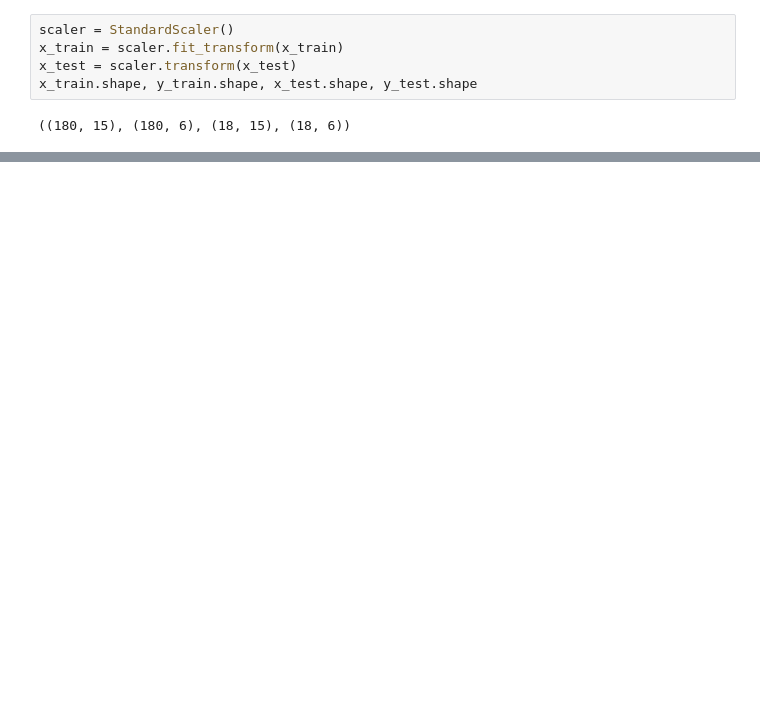
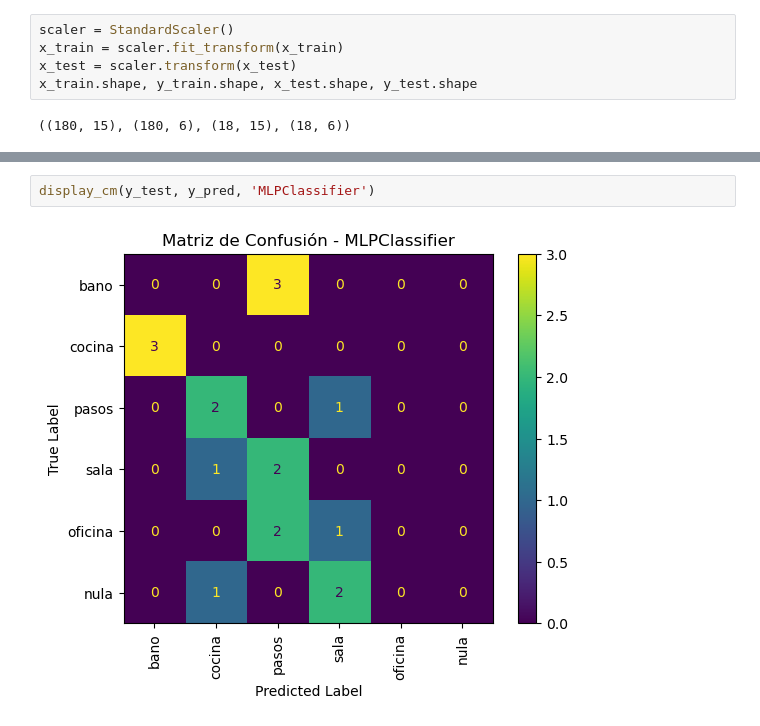
Before and after one commit to Bozo4Hire/CDSI_2026, a Jupyter notebook: P1 Sensado y Análisis de Audio/P1_sensado-analisis_audio.ipynb, the cells around one changed output, grey strips where cells are left out. Drawn from its saved outputs; the diff is of its cells as text; blank space fills up the shorter version.

```diff
--- a/P1 Sensado y Análisis de Audio/P1_sensado-analisis_audio.ipynb
+++ b/P1 Sensado y Análisis de Audio/P1_sensado-analisis_audio.ipynb
@@ -432,0 +536,4 @@ display_cm(y_test, y_pred)
+# %%
+display_cm(y_test, y_pred, 'MLPClassifier')
+# %% [output]
+[figure, added]
```
Also changed, not shown: parts of 38 cells of this notebook.
